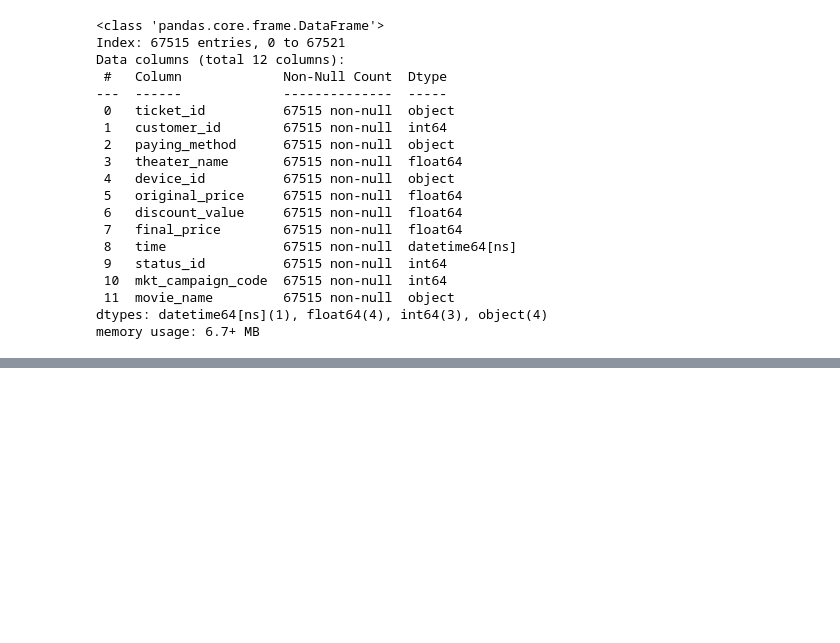
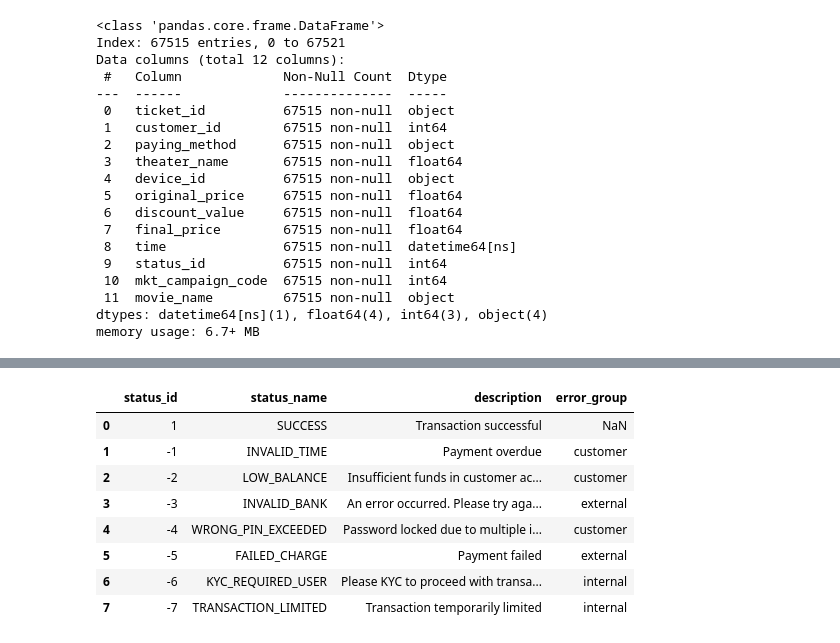
Before and after one commit to DucD0610/HOYTS-Cinema-Ticket-Sales-Analysis, a Jupyter notebook: Capstone project/captone project.ipynb, the cells around one changed output, grey strips where cells are left out. Saved outputs shown, nothing was run; the diff lists cells and outputs as text; code cells hidden in the pictures; blank space fills up the shorter version.

```diff
--- a/Capstone project/captone project.ipynb
+++ b/Capstone project/captone project.ipynb
@@ -362,0 +358,12 @@ dtype: int64
+# %%
+df_join_all[df_join_all['error_group'].notnull()]
+# %% [output]
+|  | status_id | status_name | description | error_group |
+| 0 | 1 | SUCCESS | Transaction successful | NaN |
+| 1 | -1 | INVALID_TIME | Payment overdue | customer |
+| 2 | -2 | LOW_BALANCE | Insufficient funds in customer ac... | customer |
+| 3 | -3 | INVALID_BANK | An error occurred. Please try aga... | external |
+| 4 | -4 | WRONG_PIN_EXCEEDED | Password locked due to multiple i... | customer |
+| 5 | -5 | FAILED_CHARGE | Payment failed | external |
+| 6 | -6 | KYC_REQUIRED_USER | Please KYC to proceed with transa... | internal |
+| 7 | -7 | TRANSACTION_LIMITED | Transaction temporarily limited | internal |
```
Also changed, not shown: parts of 8 cells of this notebook.
